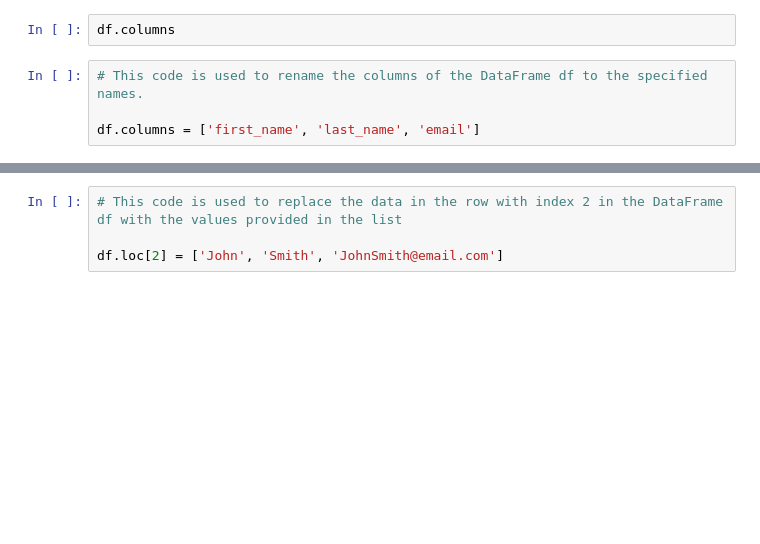
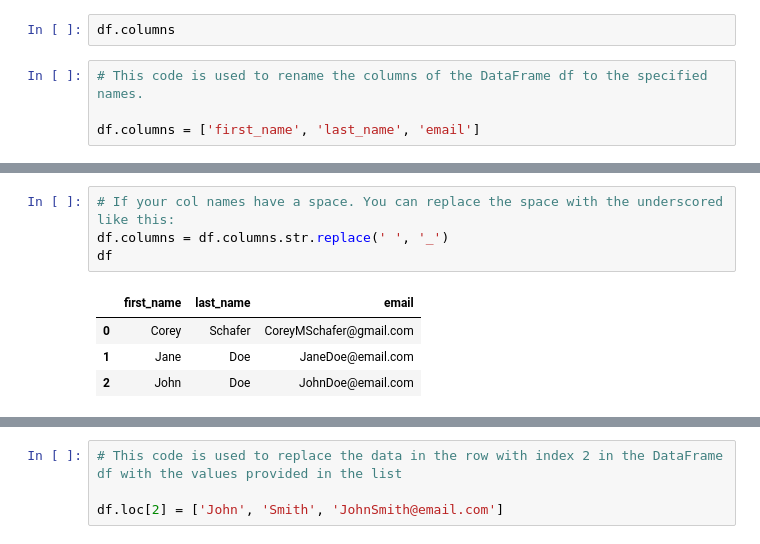
Before and after one commit to r2prof/Pandas, a Jupyter notebook: Correy_Tutorial/05_Snippets.ipynb, the cells around one changed output, grey strips where cells are left out. Cells and saved outputs as stored; diff of their text form; blank space fills up the shorter version.

```diff
--- a/Correy_Tutorial/05_Snippets.ipynb
+++ b/Correy_Tutorial/05_Snippets.ipynb
@@ -26,3 +43,12 @@ df
+# %%
+# If your col names have a space. You can replace the space with the underscored like this:
+df.columns = df.columns.str.replace(' ', '_')
+df
+# %% [output]
+|  | first_name | last_name | email |
+| 0 | Corey | Schafer | CoreyMSchafer@gmail.com |
+| 1 | Jane | Doe | JaneDoe@email.com |
+| 2 | John | Doe | JohnDoe@email.com |
 # %%
 # This code is used to rename specific columns in a DataFrame df while applying the renaming operation in place.
 
```
Also changed, not shown: parts of 37 cells of this notebook, 3 other files.
